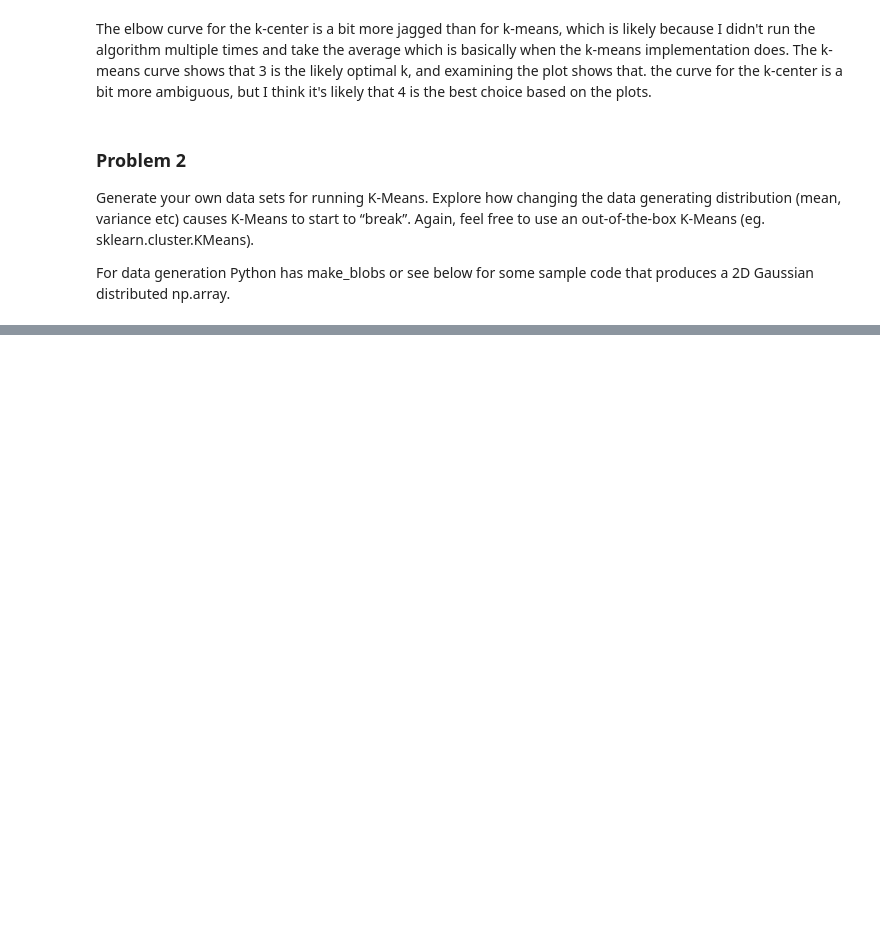
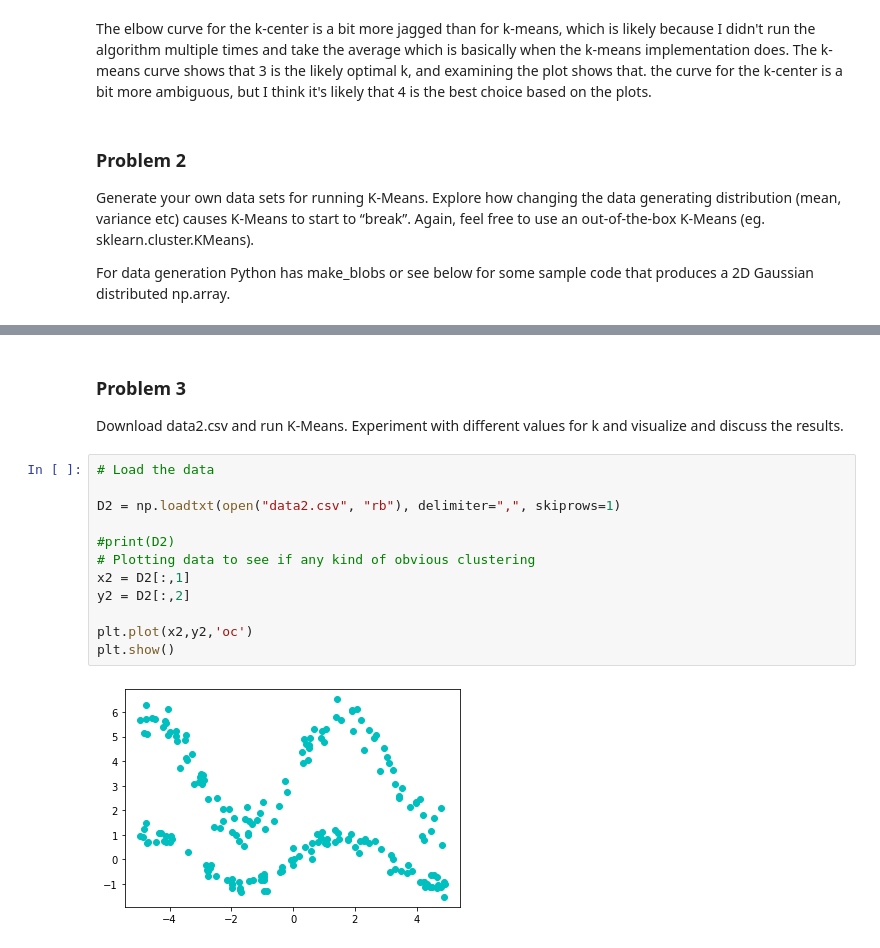
Before and after one commit to mkcyoung/clustering-2020, a Jupyter notebook: hw1/hw1.ipynb, the cells around one changed output, grey strips where cells are left out. Saved outputs shown, nothing was run; the diff lists cells and outputs as text; blank space fills up the shorter version.

```diff
--- a/hw1/hw1.ipynb
+++ b/hw1/hw1.ipynb
@@ -264,0 +287,18 @@ For data generation Python has make_blobs or see below for some sample code that
+# %% [markdown]
+### Problem 3
+
+Download data2.csv and run K-Means. Experiment with different values for k and visualize and discuss the results.
+# %%
+# Load the data
+
+D2 = np.loadtxt(open("data2.csv", "rb"), delimiter=",", skiprows=1)
+
+#print(D2)
+# Plotting data to see if any kind of obvious clustering
+x2 = D2[:,1]
+y2 = D2[:,2]
+
+plt.plot(x2,y2,'oc')
+plt.show()
+# %% [output]
+[figure, added]
```
Also changed, not shown: parts of 6 cells of this notebook.
